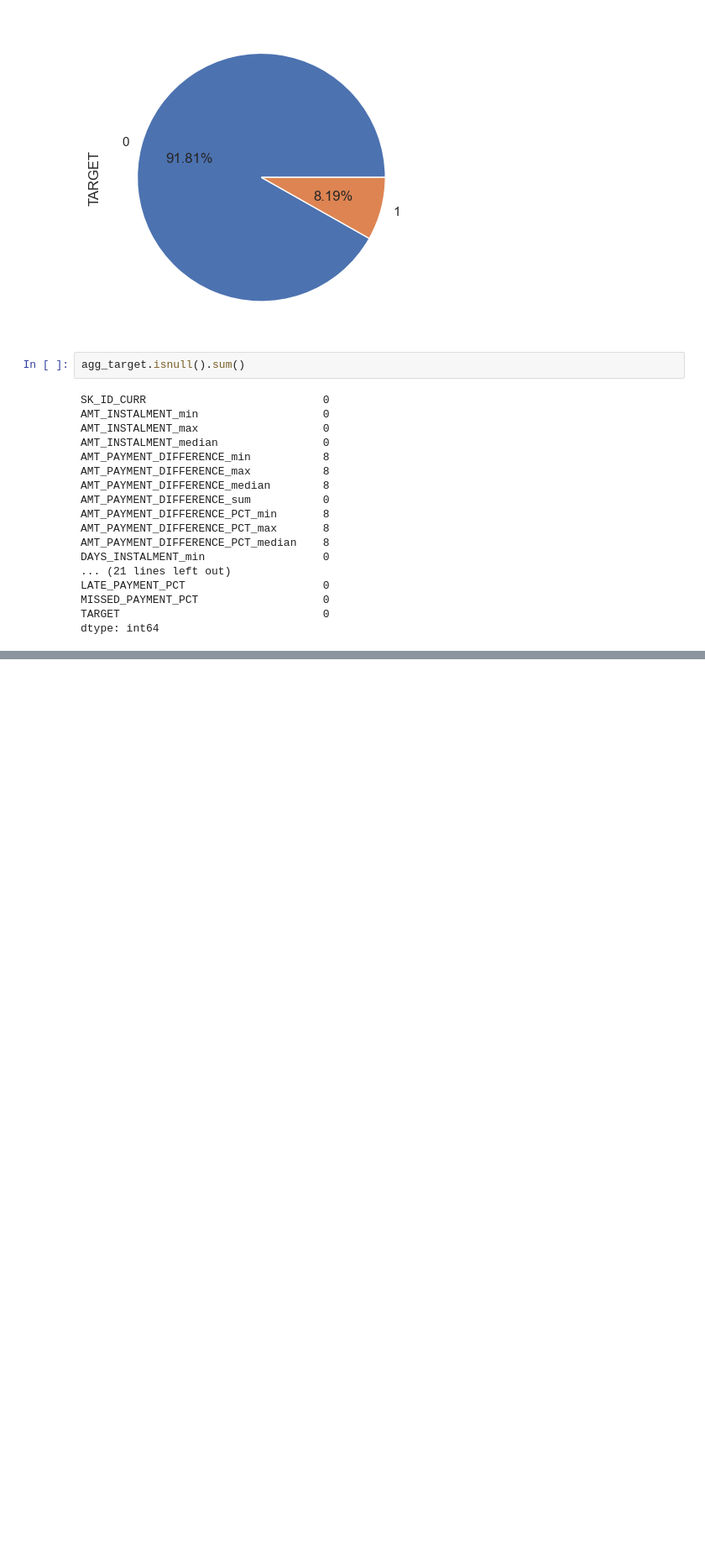
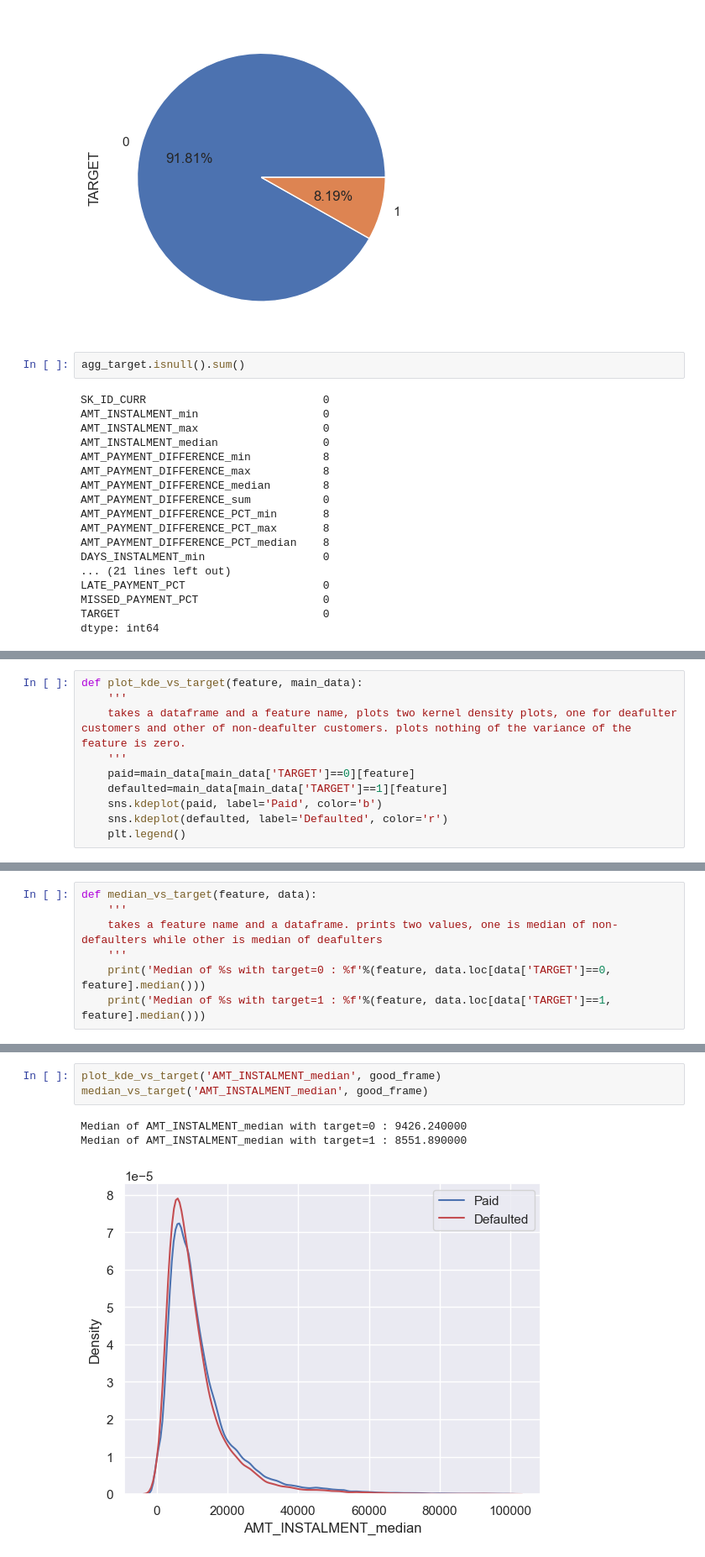
Before and after one commit to seg-fault123/bdm_project, a Jupyter notebook: instalments.ipynb, the cells around one changed output, grey strips where cells are left out. Shown at 84% size. Saved outputs shown, nothing was run; the diff lists cells and outputs as text; blank space fills up the shorter version.

```diff
--- a/instalments.ipynb
+++ b/instalments.ipynb
@@ -195,0 +236,10 @@ dtype: int64
+# %%
+def plot_kde_vs_target(feature, main_data):
+    '''
+    takes a dataframe and a feature name, plots two kernel density plots, one for deafulter customers and other of non-deafulter customers. plots nothing of the variance of the feature is zero.
+    '''
+    paid=main_data[main_data['TARGET']==0][feature]
+    defaulted=main_data[main_data['TARGET']==1][feature]
+    sns.kdeplot(paid, label='Paid', color='b')
+    sns.kdeplot(defaulted, label='Defaulted', color='r')
+    plt.legend()
@@ -195,0 +269,7 @@ dtype: int64
+# %%
+def median_vs_target(feature, data):
+    '''
+    takes a feature name and a dataframe. prints two values, one is median of non-defaulters while other is median of deafulters
+    '''
+    print('Median of %s with target=0 : %f'%(feature, data.loc[data['TARGET']==0, feature].median()))
+    print('Median of %s with target=1 : %f'%(feature, data.loc[data['TARGET']==1, feature].median()))
@@ -195,0 +338,7 @@ dtype: int64
+# %%
+plot_kde_vs_target('AMT_INSTALMENT_median', good_frame)
+median_vs_target('AMT_INSTALMENT_median', good_frame)
+# %% [output]
+Median of AMT_INSTALMENT_median with target=0 : 9426.240000
+Median of AMT_INSTALMENT_median with target=1 : 8551.890000
+[figure, added]
```
Also changed, not shown: parts of 104 cells of this notebook, 1 other file.
